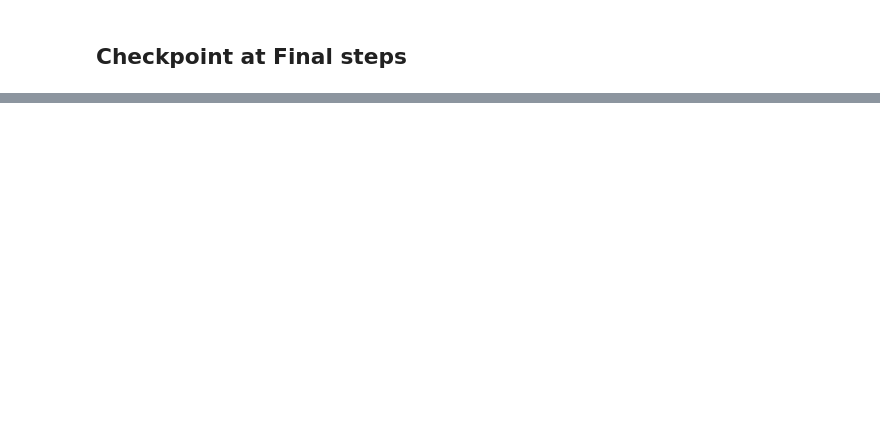
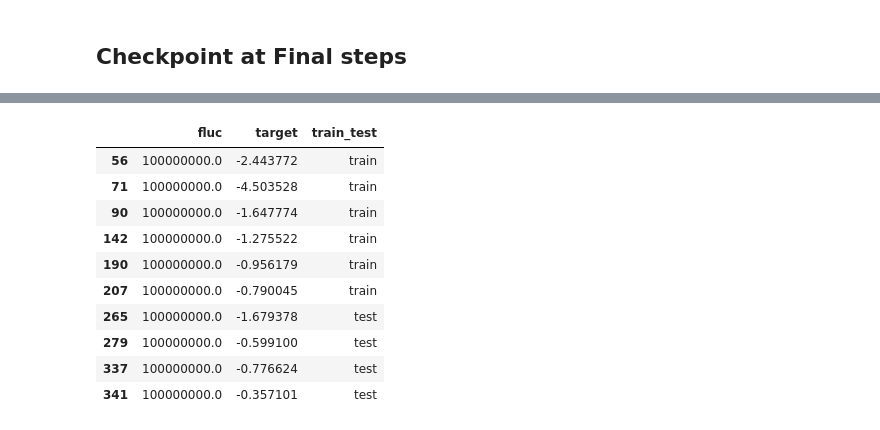
Before and after one commit to wusixer/dgl_graph_attention_network, a Jupyter notebook: notebooks/mei/bench.ipynb, the cells around one changed output, grey strips where cells are left out. Cells and saved outputs as stored; diff of their text form; code cells hidden in the pictures; blank space fills up the shorter version.

```diff
--- a/notebooks/mei/bench.ipynb
+++ b/notebooks/mei/bench.ipynb
@@ -273,0 +330,14 @@ plot_performance(model_deepmpnn, train_graph, train_target, test_graph, test_tar
+# %%
+scatter_df.iloc[[ 56,  71,  90, 142, 190, 207, 265, 279, 337, 341],]
+# %% [output]
+|  | fluc | target | train_test |
+| 56 | 100000000.0 | -2.443772 | train |
+| 71 | 100000000.0 | -4.503528 | train |
+| 90 | 100000000.0 | -1.647774 | train |
+| 142 | 100000000.0 | -1.275522 | train |
+| 190 | 100000000.0 | -0.956179 | train |
+| 207 | 100000000.0 | -0.790045 | train |
+| 265 | 100000000.0 | -1.679378 | test |
+| 279 | 100000000.0 | -0.599100 | test |
+| 337 | 100000000.0 | -0.776624 | test |
+| 341 | 100000000.0 | -0.357101 | test |
```
Also changed, not shown: parts of 30 cells of this notebook, 9 other files.
